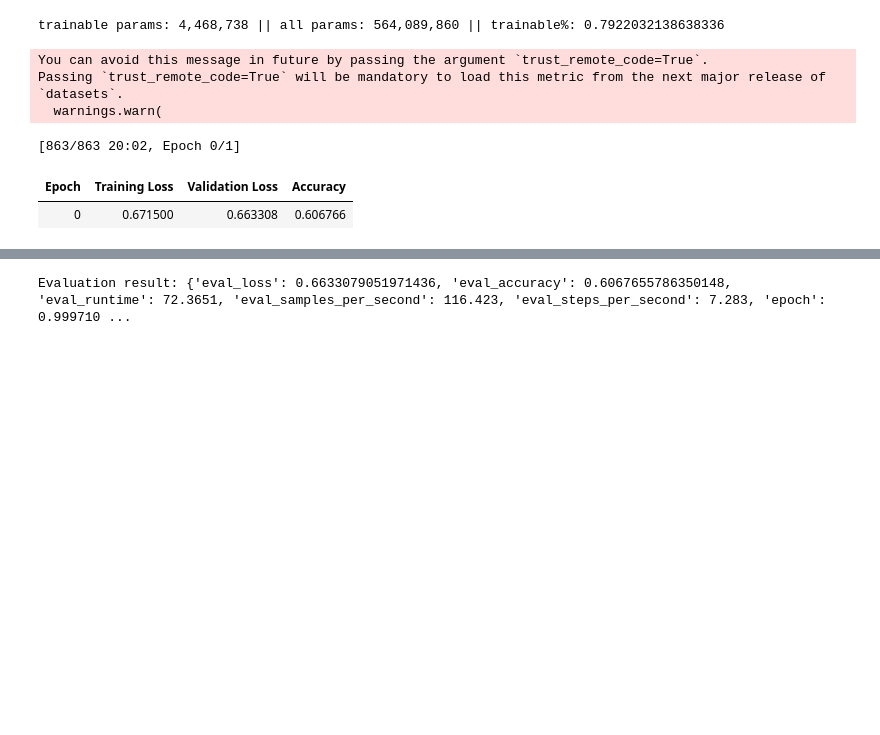
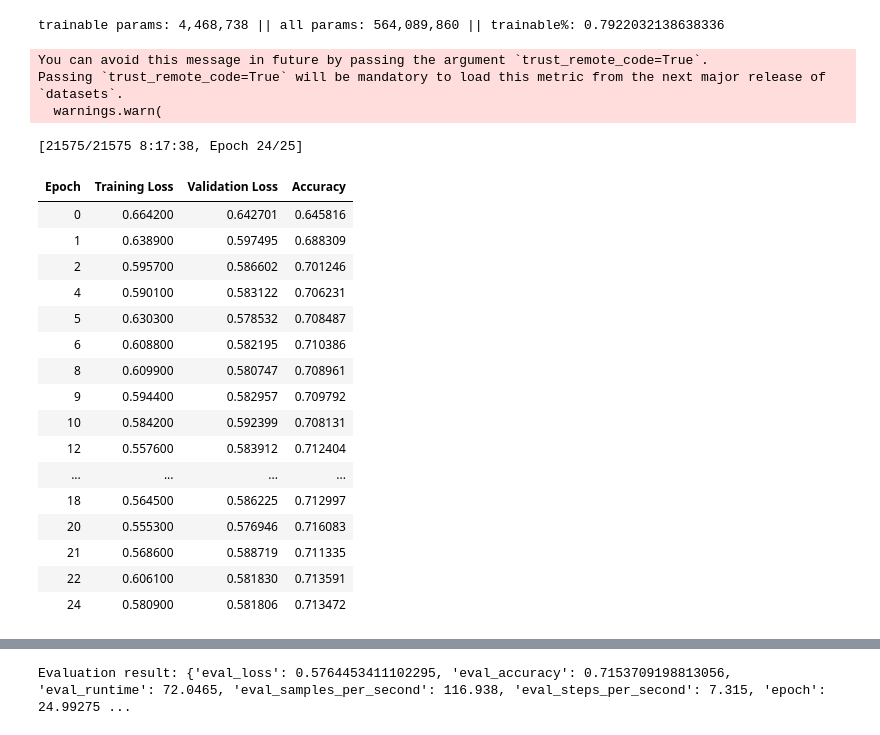
Before and after one commit to michaelshekasta/ivrit-nlp-analysis, a Jupyter notebook: train_xlmr_base.ipynb, the cells around one changed output, grey strips where cells are left out. Saved outputs shown, nothing was run; the diff lists cells and outputs as text; code cells hidden in the pictures; blank space fills up the shorter version.

Commit message:
Kaggle Notebook | train xlmr base | Version 14

```diff
--- a/train_xlmr_base.ipynb
+++ b/train_xlmr_base.ipynb
@@ -176,7 +176,7 @@ training_args = TrainingArguments(
     per_device_train_batch_size=16,
     per_device_eval_batch_size=16,
     gradient_accumulation_steps=4,
-    num_train_epochs=1,
+    num_train_epochs=25,
     weight_decay=0.01,
     evaluation_strategy="epoch",
     save_strategy="epoch",
@@ -186,37 +186,52 @@ training_args = TrainingArguments(
 
 metric = load_metric("accuracy")
 
 def compute_metrics(eval_pred):
     logits, labels = eval_pred
     predictions = logits.argmax(-1)
     return metric.compute(predictions=predictions, references=labels)
 
 trainer = Trainer(
     model=model,
     args=training_args,
     train_dataset=tokenized_train_dataset,
     eval_dataset=tokenized_eval_dataset,
     tokenizer=tokenizer,
     compute_metrics=compute_metrics,
     data_collator=data_collator,
 )
 
 # Train the model
 trainer.train()
 
 # Evaluate the model
 eval_result = trainer.evaluate()
 
 print(f"Evaluation result: {eval_result}")
 # %% [output]
 You can avoid this message in future by passing the argument `trust_remote_code=True`.
 Passing `trust_remote_code=True` will be mandatory to load this metric from the next major release of `datasets`.
   warnings.warn(
-[863/863 20:02, Epoch 0/1]
+[21575/21575 8:17:38, Epoch 24/25]
 | Epoch | Training Loss | Validation Loss | Accuracy |
-| 0 | 0.671500 | 0.663308 | 0.606766 |
+| 0 | 0.664200 | 0.642701 | 0.645816 |
+| 1 | 0.638900 | 0.597495 | 0.688309 |
+| 2 | 0.595700 | 0.586602 | 0.701246 |
+| 4 | 0.590100 | 0.583122 | 0.706231 |
+| 5 | 0.630300 | 0.578532 | 0.708487 |
+| 6 | 0.608800 | 0.582195 | 0.710386 |
+| 8 | 0.609900 | 0.580747 | 0.708961 |
+| 9 | 0.594400 | 0.582957 | 0.709792 |
+| 10 | 0.584200 | 0.592399 | 0.708131 |
+| 12 | 0.557600 | 0.583912 | 0.712404 |
+| ... | ... | ... | ... |
+| 18 | 0.564500 | 0.586225 | 0.712997 |
+| 20 | 0.555300 | 0.576946 | 0.716083 |
+| 21 | 0.568600 | 0.588719 | 0.711335 |
+| 22 | 0.606100 | 0.581830 | 0.713591 |
+| 24 | 0.580900 | 0.581806 | 0.713472 |
 [interactive output not drawn]
-Evaluation result: {'eval_loss': 0.6633079051971436, 'eval_accuracy': 0.6067655786350148, 'eval_runtime': 72.3651, 'eval_samples_per_second': 116.423, 'eval_steps_per_second': 7.283, 'epoch': 0.999710 ...
+Evaluation result: {'eval_loss': 0.5764453411102295, 'eval_accuracy': 0.7153709198813056, 'eval_runtime': 72.0465, 'eval_samples_per_second': 116.938, 'eval_steps_per_second': 7.315, 'epoch': 24.99275 ...
 # %%
 model.save_pretrained("output_dir")
 # %%
```
Also changed, not shown: parts of 1 cell of this notebook.
